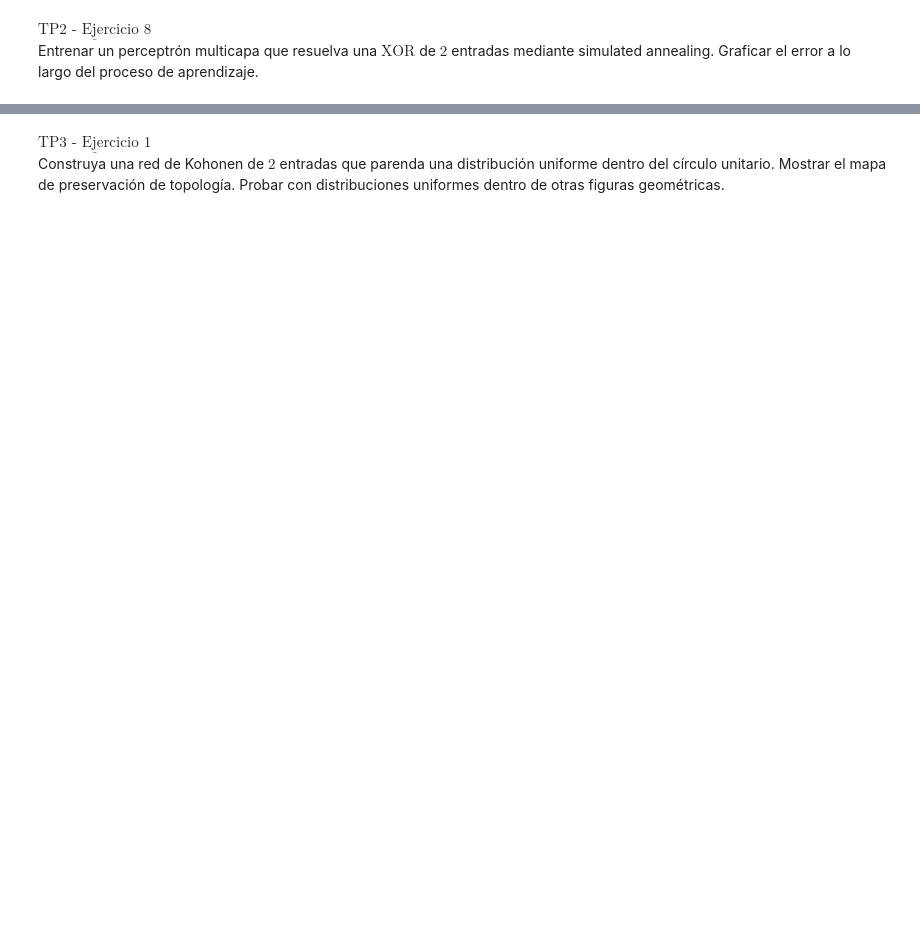
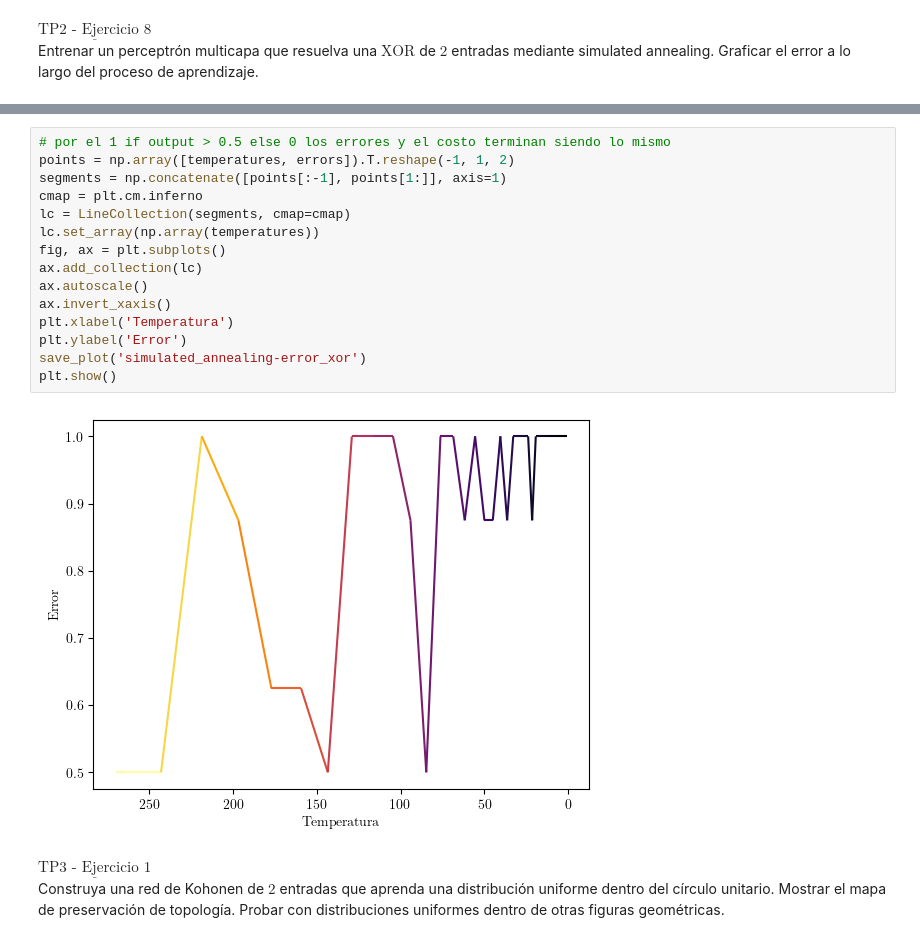
Before and after one commit to alejoordonez02/tp3-aprendizaje-profundo, a Jupyter notebook: tp3.ipynb, the cells around one changed output, grey strips where cells are left out. Drawn from its saved outputs; the diff is of its cells as text; blank space fills up the shorter version.

```diff
--- a/tp3.ipynb
+++ b/tp3.ipynb
@@ -59,6 +123,23 @@ ValueError: shapes (2,) and (4,) not aligned: 2 (dim 0) != 4 (dim 0)
+# %%
+# por el 1 if output > 0.5 else 0 los errores y el costo terminan siendo lo mismo
+points = np.array([temperatures, errors]).T.reshape(-1, 1, 2)
+segments = np.concatenate([points[:-1], points[1:]], axis=1)
+cmap = plt.cm.inferno
+lc = LineCollection(segments, cmap=cmap)
+lc.set_array(np.array(temperatures))
+fig, ax = plt.subplots()
+ax.add_collection(lc)
+ax.autoscale()
+ax.invert_xaxis()
+plt.xlabel('Temperatura')
+plt.ylabel('Error')
+save_plot('simulated_annealing-error_xor')
+plt.show()
+# %% [output]
+[figure, added]
 # %% [markdown]
 $\underline{\text{TP3 - Ejercicio 1}}$
-Construya una red de Kohonen de $2$ entradas que parenda una distribución uniforme dentro del círculo unitario. Mostrar el mapa de preservación de topología. Probar con distribuciones uniformes dentro de otras figuras geométricas.
+Construya una red de Kohonen de $2$ entradas que aprenda una distribución uniforme dentro del círculo unitario. Mostrar el mapa de preservación de topología. Probar con distribuciones uniformes dentro de otras figuras geométricas.
 # %%
 def generate_unit_circle_points(n_points):
     points = []
```
Also changed, not shown: parts of 4 cells of this notebook, 1 other file.
